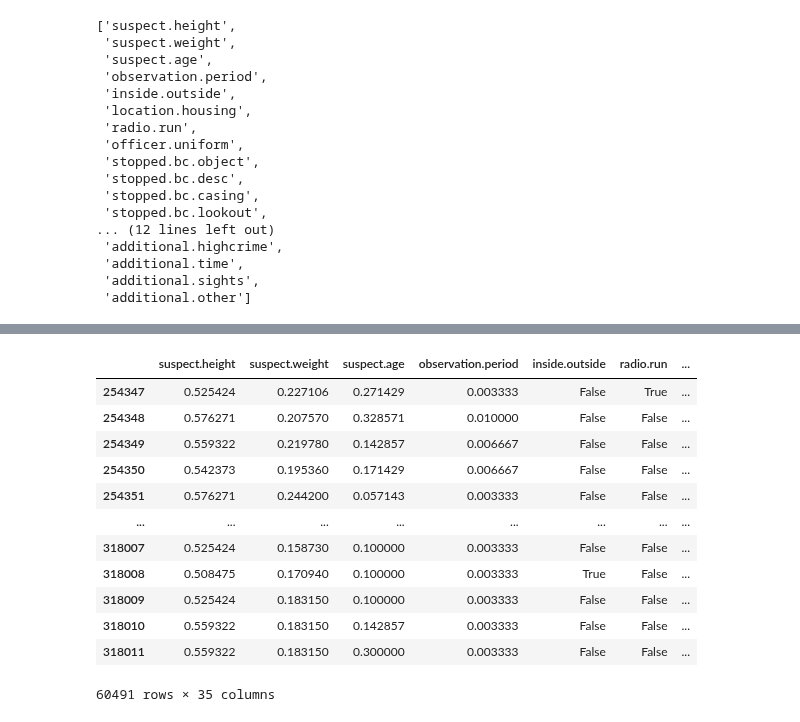
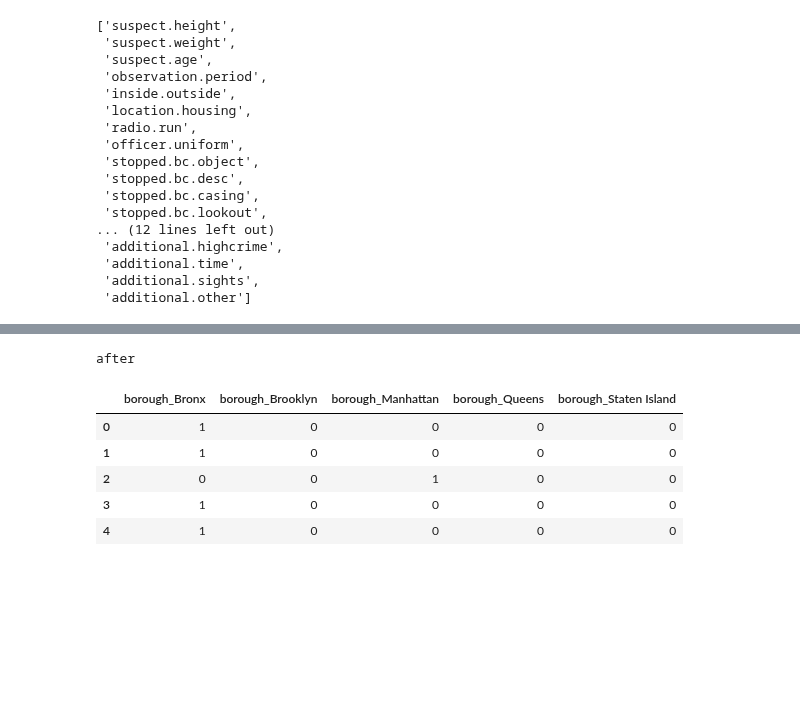
Before and after one commit to ORIE4741/demos, a Jupyter notebook: feature_engineering.ipynb, the cells around one changed output, grey strips where cells are left out. Drawn from its saved outputs; the diff is of its cells as text; code cells hidden in the pictures; blank space fills up the shorter version.

```diff
--- a/feature_engineering.ipynb
+++ b/feature_engineering.ipynb
@@ -249,6 +246,5 @@ def norm_columns(df, unnormed_train, columns_to_norm):
                 df[feature_name] = df[feature_name]/df[feature_name].max()
   return df
 
-x_df = norm_columns(train_df, df_unnormed_train, columns_to_norm)
-xv_df = norm_columns(val_df, df_unnormed_train, columns_to_norm)
-xt_df = norm_columns(test_df, df_unnormed_train, columns_to_norm)
+x_df = norm_columns(train_df.copy(), df_unnormed_train, columns_to_norm)
+xt_df = norm_columns(test_df.copy(), df_unnormed_train, columns_to_norm)
@@ -278,21 +278,16 @@ xt_df = xt_df[new_feats]
+# %%
+print('after')
+x_df[new_feats].head(5)[new_feats[-5:]]
+# %% [output]
+after
+|  | borough_Bronx | borough_Brooklyn | borough_Manhattan | borough_Queens | borough_Staten Island |
+| 0 | 1 | 0 | 0 | 0 | 0 |
+| 1 | 1 | 0 | 0 | 0 | 0 |
+| 2 | 0 | 0 | 1 | 0 | 0 |
+| 3 | 1 | 0 | 0 | 0 | 0 |
+| 4 | 1 | 0 | 0 | 0 | 0 |
 # %%
 new_feats = [i for i in new_feats if i != 'found.weapon']
-# %%
-xv_df[new_feats]
-# %% [output]
-|  | suspect.height | suspect.weight | suspect.age | observation.period | inside.outside | radio.run | ... |
-| 254347 | 0.525424 | 0.227106 | 0.271429 | 0.003333 | False | True | ... |
-| 254348 | 0.576271 | 0.207570 | 0.328571 | 0.010000 | False | False | ... |
-| 254349 | 0.559322 | 0.219780 | 0.142857 | 0.006667 | False | False | ... |
-| 254350 | 0.542373 | 0.195360 | 0.171429 | 0.006667 | False | False | ... |
-| 254351 | 0.576271 | 0.244200 | 0.057143 | 0.003333 | False | False | ... |
-| ... | ... | ... | ... | ... | ... | ... | ... |
-| 318007 | 0.525424 | 0.158730 | 0.100000 | 0.003333 | False | False | ... |
-| 318008 | 0.508475 | 0.170940 | 0.100000 | 0.003333 | True | False | ... |
-| 318009 | 0.525424 | 0.183150 | 0.100000 | 0.003333 | False | False | ... |
-| 318010 | 0.559322 | 0.183150 | 0.142857 | 0.003333 | False | False | ... |
-| 318011 | 0.559322 | 0.183150 | 0.300000 | 0.003333 | False | False | ... |
-60491 rows × 35 columns
 # %%
 # fit a model with polynomial features
 poly = PolynomialFeatures(2)
```
Also changed, not shown: parts of 20 cells of this notebook.
